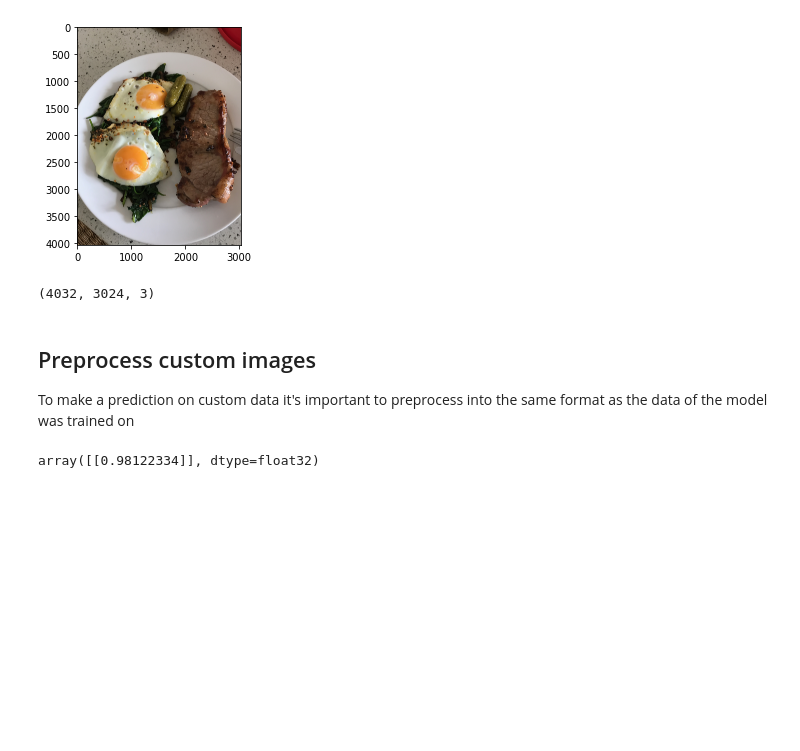
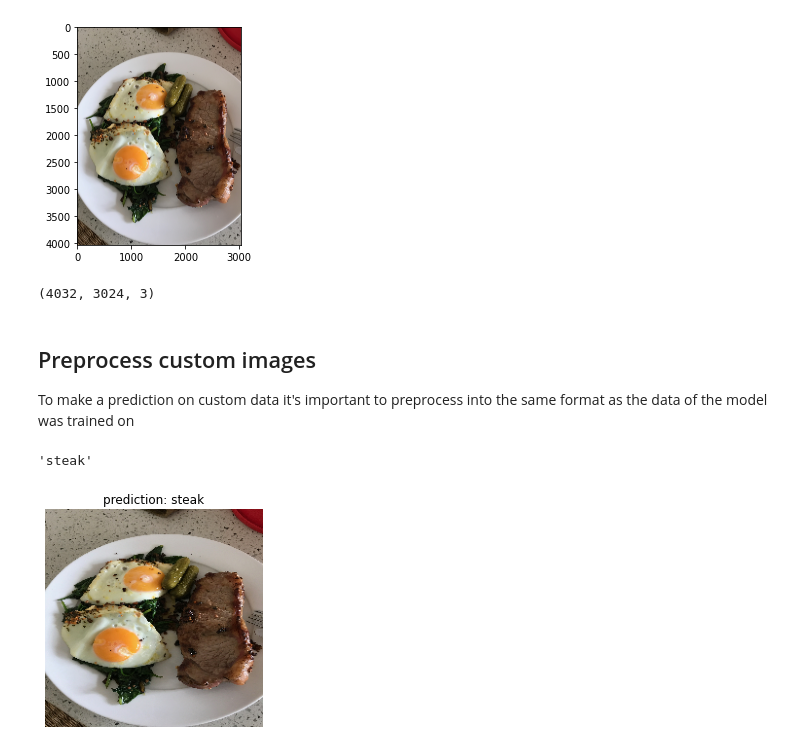
Before and after one commit to leogalbu/Colab_Notebook, a Jupyter notebook: Food_Classification.ipynb, the cells around one changed output. Cells and saved outputs as stored; diff of their text form; code cells hidden in the pictures; blank space fills up the shorter version.

```diff
--- a/Food_Classification.ipynb
+++ b/Food_Classification.ipynb
@@ -673,7 +673,26 @@ def load_and_prep(filename, image_shape=224):
 # load and preprocess custom image
 steak = load_and_prep('steak.jpeg')
 # %%
-# predict
-model_6.predict(tf.expand_dims(steak, axis=0))
+# predict expand dims serve per aggiungere la quarta dimensione che si apsetta il modello (BATCH SIZE)
+pred = model_6.predict(tf.expand_dims(steak, axis=0))
-# %% [output]
-array([[0.98122334]], dtype=float32)
+# %%
+# We can index the predicted class by rounding the prediction probability and indexing it on class name
+pred_class = class_names[int(tf.round(pred))]
+pred_class
+# %% [output]
+'steak'
+# %%
+def pred_and_plot(model,filename, class_names=class_names):
+  img = load_and_prep(filename)
+
+  pred = model_6.predict(tf.expand_dims(img, axis=0))
+
+  pred_class = class_names[int(tf.round(pred))]
+
+  plt.imshow(img)
+  plt.title(f"prediction: {pred_class}")
+  plt.axis(False)
+# %%
+pred_and_plot(model_6, 'steak.jpeg')
+# %% [output]
+[figure, added]
```
Also changed, not shown: parts of 3 cells of this notebook.
